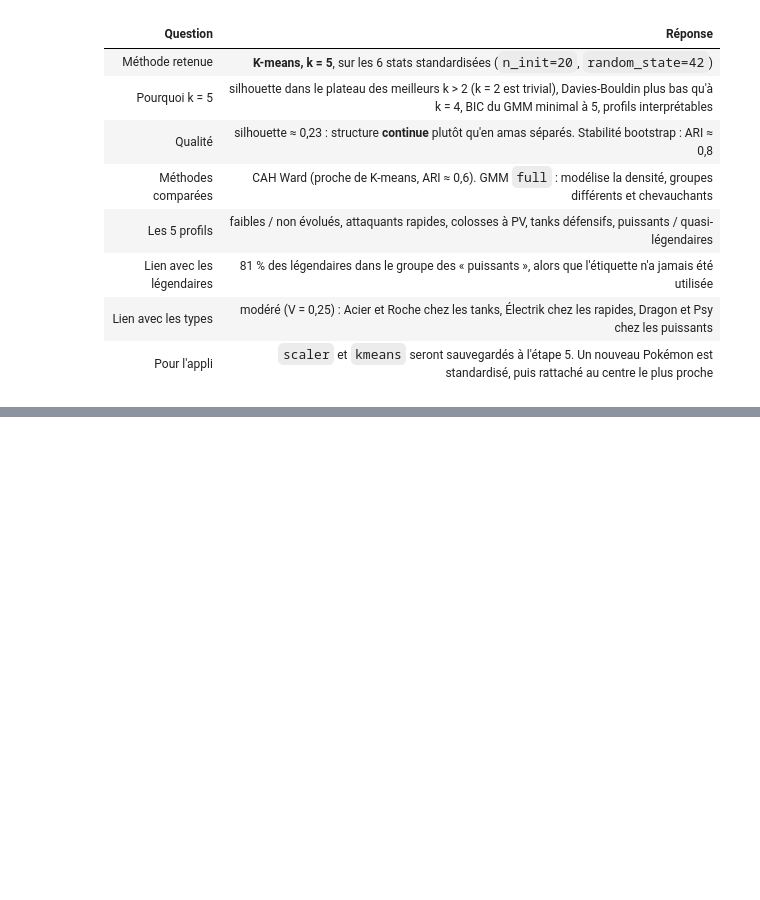
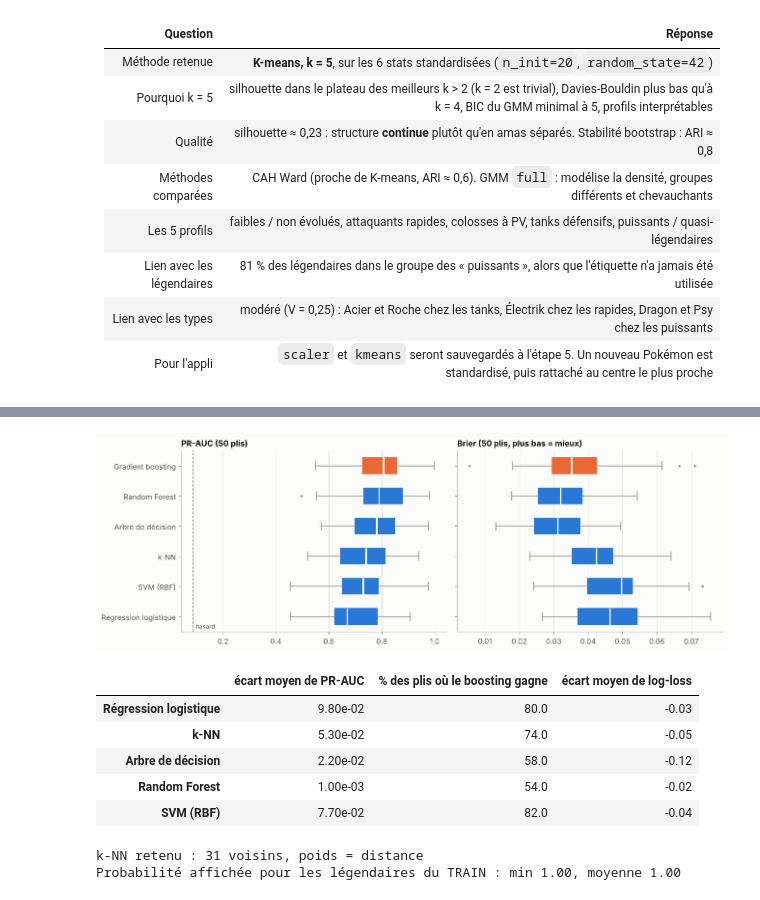
Before and after one commit to iceteeframboise/pokedex, a Jupyter notebook: notebooks/1_tabulaire.ipynb, the cells around one changed output, grey strips where cells are left out. Cells and saved outputs as stored; diff of their text form; code cells hidden in the pictures; blank space fills up the shorter version.

```diff
--- a/notebooks/1_tabulaire.ipynb
+++ b/notebooks/1_tabulaire.ipynb
@@ -1147,0 +1464,15 @@ plt.show()
+# %%
+def make_pipe_f(model, total):
+    return Pipeline(([("features", AddTotal())] if total else []) +
+                    [("scaler", StandardScaler()), ("model", model)])
+
+avec_total = {}
+for nom, model in base_models(None).items():
+    for total in (False, True):
+        r = cross_validate(make_pipe_f(model, total), X_train, y_train, cv=CV5,
+                           scoring={"pr_auc": "average_precision", "brier": "neg_brier_score"}, n_jobs=-1)
+        avec_total[(nom, "6 stats + total" if total else "6 stats")] = {
+            "PR-AUC": r["test_pr_auc"].mean(), "Brier": -r["test_brier"].mean()}
+tab_tot = pd.DataFrame(avec_total).T.unstack()
+tab_tot[("PR-AUC", "gain")] = tab_tot[("PR-AUC", "6 stats + total")] - tab_tot[("PR-AUC", "6 stats")]
+tab_tot.round(3)
@@ -1147,0 +1596,46 @@ plt.show()
+# %%
+ordre_m = sorted(rep_raw, key=lambda n: np.median(rep_raw[n]["pr_auc"]))
+fig, axes = plt.subplots(1, 2, figsize=(12, 4.2), sharey=True)
+for ax, met, titre in [(axes[0], "pr_auc", "PR-AUC (50 plis)"),
+                       (axes[1], "brier", "Brier (50 plis, plus bas = mieux)")]:
+    bp = ax.boxplot([rep_raw[n][met] for n in ordre_m], orientation="horizontal", widths=0.55,
+                    patch_artist=True, medianprops=dict(color="white", lw=2),
+                    whiskerprops=dict(color=MUTED), capprops=dict(color=MUTED),
+                    flierprops=dict(marker="o", ms=3, mfc=MUTED, mec="none"))
+    for patch, n in zip(bp["boxes"], ordre_m):
+        patch.set_facecolor(SERIES[1] if n == "Gradient boosting" else SERIES[0])
+        patch.set_edgecolor("none")
+    ax.set_title(titre)
+    ax.grid(axis="y", visible=False)
+axes[0].set_yticks(range(1, len(ordre_m) + 1), ordre_m)
+axes[0].axvline(y_train.mean(), color=MUTED, ls="--", lw=1)
+axes[0].text(y_train.mean() + 0.01, 0.6, "hasard", fontsize=8, color=INK_2)
+fig.tight_layout()
+save_fig(fig, "23_comparaison_cv_repetee")
+plt.show()
+
+ref = "Gradient boosting"
+apparie = pd.DataFrame({autre: {"écart moyen de PR-AUC": (rep_raw[ref]["pr_auc"] - rep_raw[autre]["pr_auc"]).mean(),
+                                "% des plis où le boosting gagne": (rep_raw[ref]["pr_auc"] > rep_raw[autre]["pr_auc"]).mean() * 100,
+                                "écart moyen de log-loss": (rep_raw[ref]["log_loss"] - rep_raw[autre]["log_loss"]).mean()}
+                        for autre in rep_raw if autre != ref}).T
+apparie.round(3)
+# %% [output]
+[figure, added]
+|  | écart moyen de PR-AUC | % des plis où le boosting gagne | écart moyen de log-loss |
+| Régression logistique | 9.80e-02 | 80.0 | -0.03 |
+| k-NN | 5.30e-02 | 74.0 | -0.05 |
+| Arbre de décision | 2.20e-02 | 58.0 | -0.12 |
+| Random Forest | 1.00e-03 | 54.0 | -0.02 |
+| SVM (RBF) | 7.70e-02 | 82.0 | -0.04 |
+# %%
+# Un défaut rédhibitoire du k-NN pondéré par la distance pour NOTRE appli :
+# un Pokémon déjà vu à l'entraînement est à distance 0 de lui-même -> poids infini.
+knn_best = meilleurs["k-NN"].fit(X_train, y_train)
+print("k-NN retenu :", knn_best["model"].n_neighbors, "voisins, poids =", knn_best["model"].weights)
+p_train_leg = knn_best.predict_proba(X_train[y_train == 1])[:, 1]
+print(f"Probabilité affichée pour les légendaires du TRAIN : min {p_train_leg.min():.2f}, "
+      f"moyenne {p_train_leg.mean():.2f}")
+# %% [output]
+k-NN retenu : 31 voisins, poids = distance
+Probabilité affichée pour les légendaires du TRAIN : min 1.00, moyenne 1.00
```
Also changed, not shown: parts of 44 cells of this notebook, 10 other files.
